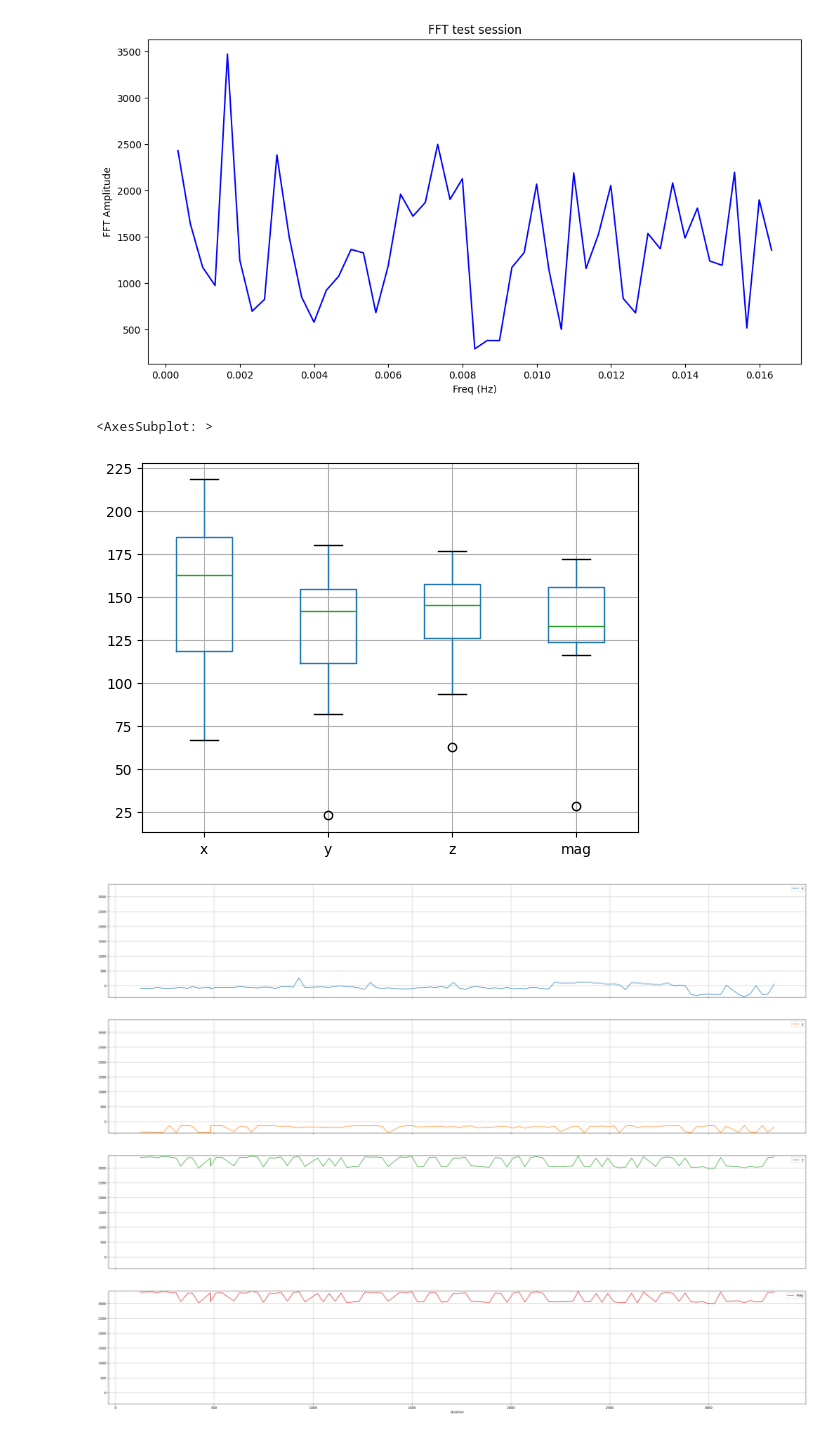
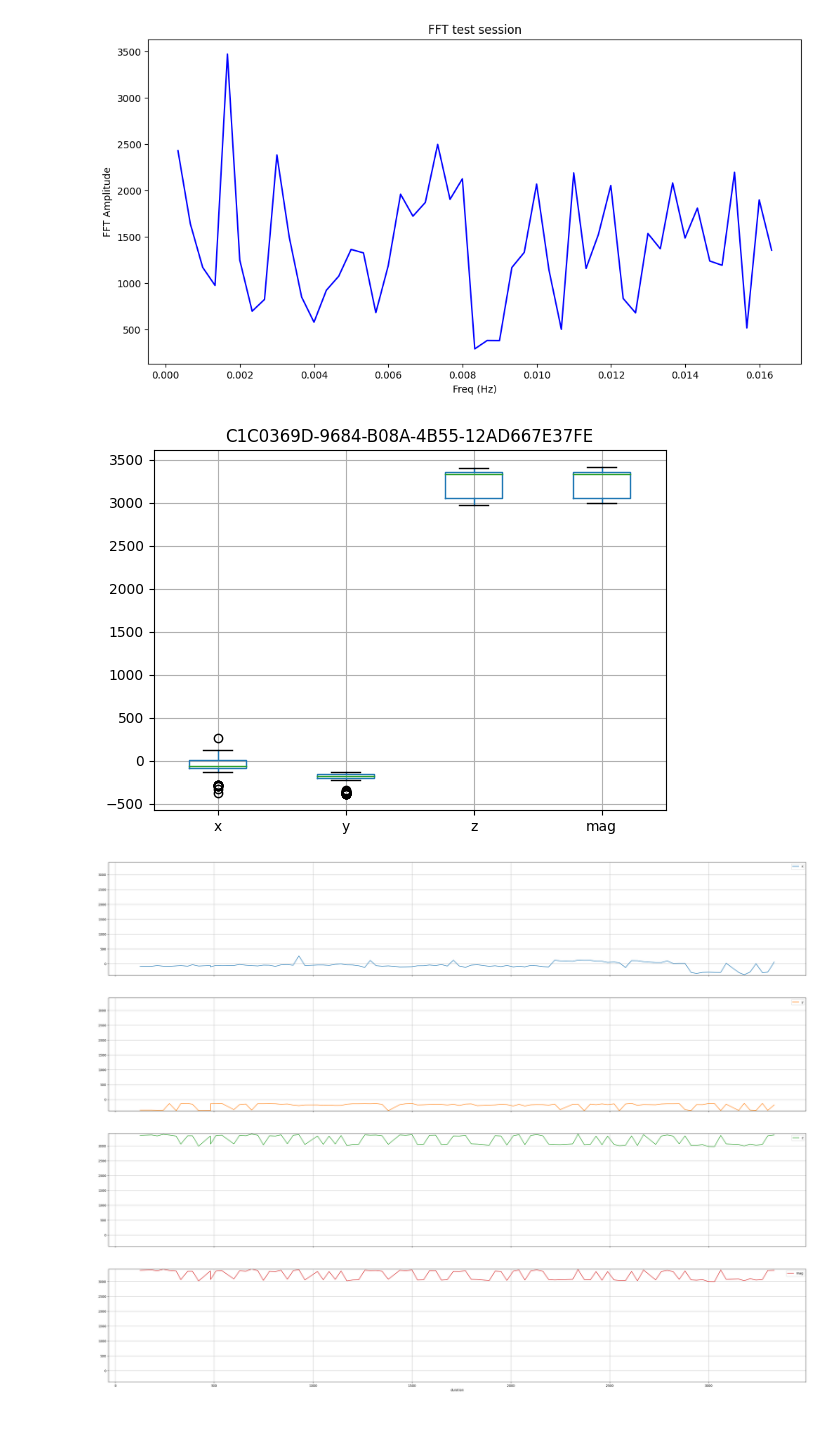
Before and after one commit to t1m0/master_thesis_analysis, a Jupyter notebook: 05_slow_move_analysis.ipynb, the cells around one changed output. Saved outputs shown, nothing was run; the diff lists cells and outputs as text; code cells hidden in the pictures.

```diff
--- a/05_slow_move_analysis.ipynb
+++ b/05_slow_move_analysis.ipynb
@@ -43,12 +43,10 @@ plot_acceleration(single_session_df, subplots=False)
 plot_fourier_transformation(single_session_df, 'test session')
 # %% [output]
 [figure]
-# %%
-df_std = slow_move_df.groupby(['uuid'])['x', 'y', 'z', 'mag'].agg('std')
-df_std.boxplot()
-# %% [output]
-<AxesSubplot: >
-[figure, removed]
+# %%
+box_plot_acceleration(single_session_df)
+# %% [output]
+[figure, added]
 # %%
 plot_acceleration(single_session_df)
 # %% [output]
```
Also changed, not shown: parts of 8 cells of this notebook, 4 other files.
